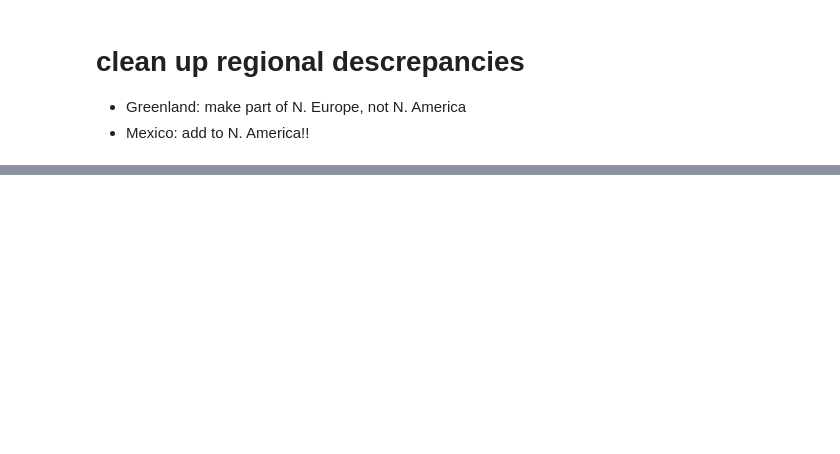
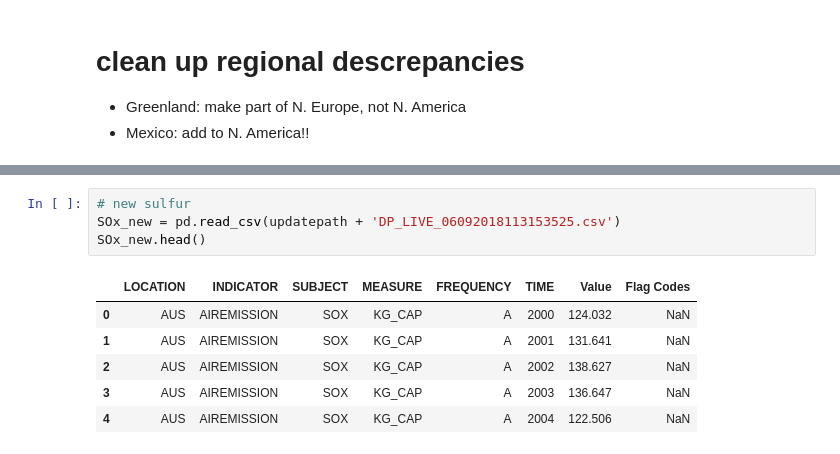
Before and after one commit to limegimlet/data_analysis_gapminder_co2, a Jupyter notebook: gapminder/make_df.ipynb, the cells around one changed output, grey strips where cells are left out. Saved outputs shown, nothing was run; the diff lists cells and outputs as text; blank space fills up the shorter version.

```diff
--- a/gapminder/make_df.ipynb
+++ b/gapminder/make_df.ipynb
@@ -530,0 +696,11 @@ final_df.to_csv('data/final/final_df.csv', index=False)
+# %%
+# new sulfur
+SOx_new = pd.read_csv(updatepath + 'DP_LIVE_06092018113153525.csv')
+SOx_new.head()
+# %% [output]
+|  | LOCATION | INDICATOR | SUBJECT | MEASURE | FREQUENCY | TIME | Value | Flag Codes |
+| 0 | AUS | AIREMISSION | SOX | KG_CAP | A | 2000 | 124.032 | NaN |
+| 1 | AUS | AIREMISSION | SOX | KG_CAP | A | 2001 | 131.641 | NaN |
+| 2 | AUS | AIREMISSION | SOX | KG_CAP | A | 2002 | 138.627 | NaN |
+| 3 | AUS | AIREMISSION | SOX | KG_CAP | A | 2003 | 136.647 | NaN |
+| 4 | AUS | AIREMISSION | SOX | KG_CAP | A | 2004 | 122.506 | NaN |
```
Also changed, not shown: parts of 28 cells of this notebook.
